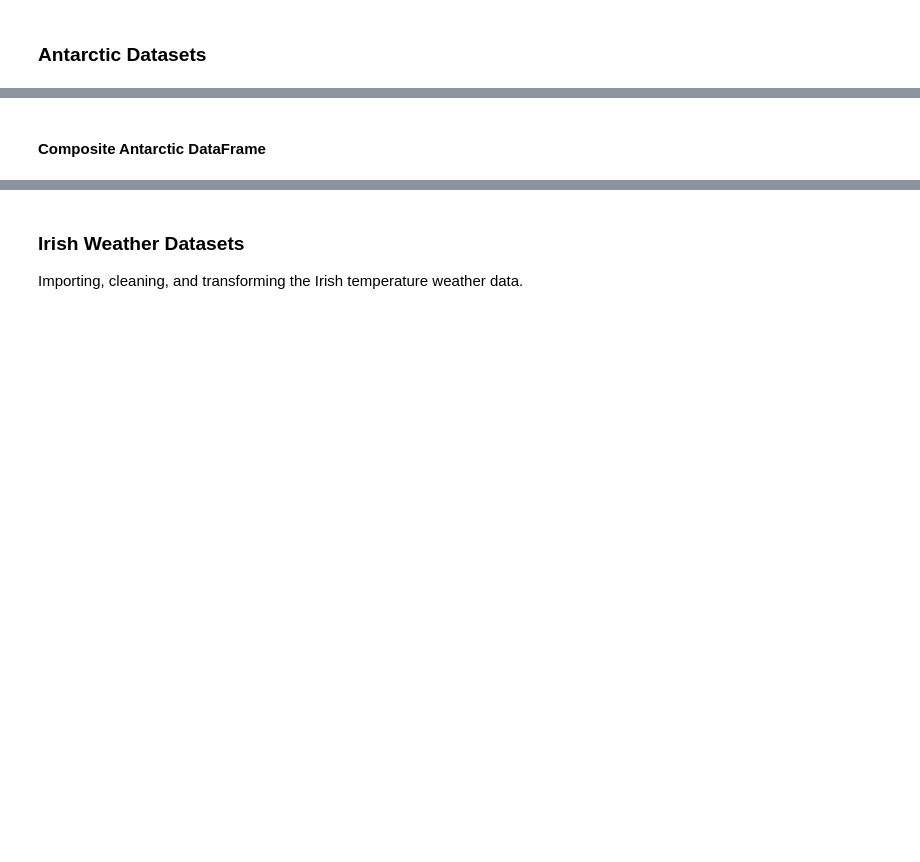
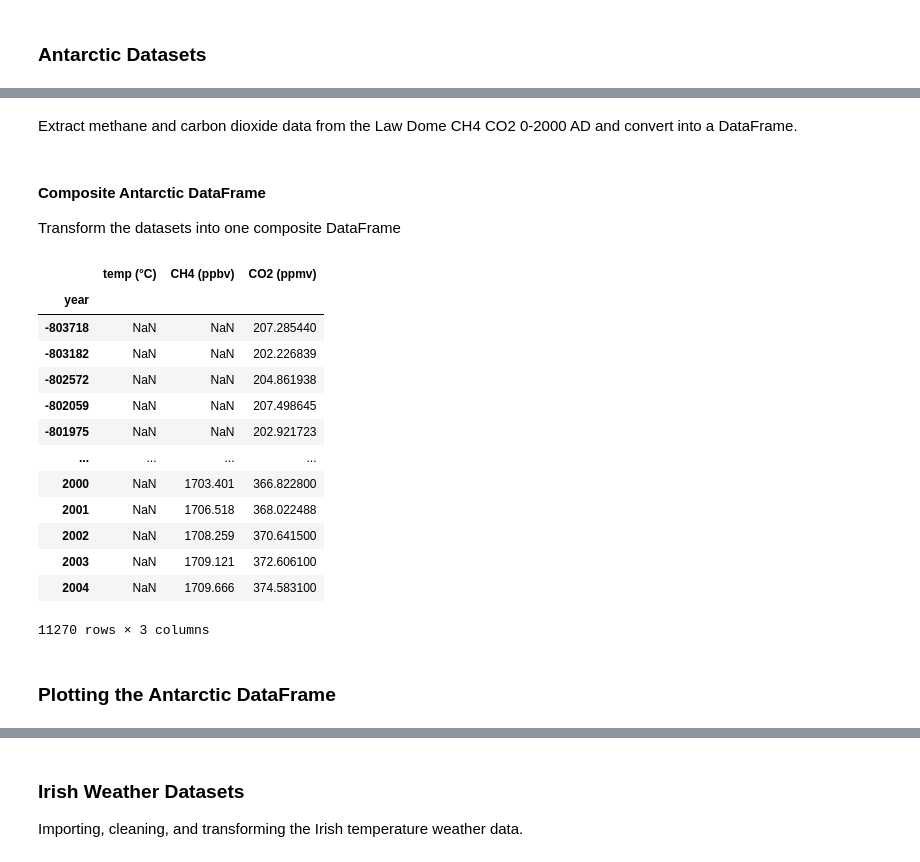
Before and after one commit to damienfarrell/prog-data-project-2, a Jupyter notebook: project_2.ipynb, the cells around one changed output, grey strips where cells are left out. Drawn from its saved outputs; the diff is of its cells as text; code cells hidden in the pictures; blank space fills up the shorter version.

```diff
--- a/project_2.ipynb
+++ b/project_2.ipynb
@@ -130 +182,3 @@ Extract temperature data from NOAA EDC3 2007 and convert into a DataFrame dasfas
+# %% [markdown]
+Extract methane and carbon dioxide data from the Law Dome CH4 CO2 0-2000 AD and convert into a DataFrame.
 # %%
@@ -157,6 +212,7 @@ antarctic_methane_df['CH4 (ppbv)'] = antarctic_methane_df['CH4 (ppbv)_x'].combin
 antarctic_methane_df.drop(['CH4 (ppbv)_x', 'CH4 (ppbv)_y'], axis=1, inplace=True)
 # %% [markdown]
 #### **Composite Antarctic DataFrame**
+Transform the datasets into one composite DataFrame
 # %%
 antarctic_df = pd.merge(year_range, antarctic_temp_df, on="year", how="left")
 antarctic_df = pd.merge(antarctic_df, antarctic_carbon_dioxide_df, on="year", how="left")
@@ -171,6 +227,25 @@ antarctic_df.drop(['CO2 (ppmv)_x', 'CO2 (ppmv)_y'], axis=1, inplace=True)
 
 # Filter the dataset to remove rows where all of temp, CO2, and CH4 are NaN
 antarctic_df = antarctic_df.dropna(subset=["temp (°C)", "CO2 (ppmv)", "CH4 (ppbv)"], how="all")
+# %%
+antarctic_df
+# %% [output]
+|  | temp (°C) | CH4 (ppbv) | CO2 (ppmv) |
+| year |  |  |  |
+| -803718 | NaN | NaN | 207.285440 |
+| -803182 | NaN | NaN | 202.226839 |
+| -802572 | NaN | NaN | 204.861938 |
+| -802059 | NaN | NaN | 207.498645 |
+| -801975 | NaN | NaN | 202.921723 |
+| ... | ... | ... | ... |
+| 2000 | NaN | 1703.401 | 366.822800 |
+| 2001 | NaN | 1706.518 | 368.022488 |
+| 2002 | NaN | 1708.259 | 370.641500 |
+| 2003 | NaN | 1709.121 | 372.606100 |
+| 2004 | NaN | 1709.666 | 374.583100 |
+11270 rows × 3 columns
+# %% [markdown]
+### **Plotting the Antarctic DataFrame**
 # %%
 plt.figure(figsize=(20, 10))
 
```
Also changed, not shown: parts of 17 cells of this notebook, 2 other files.
